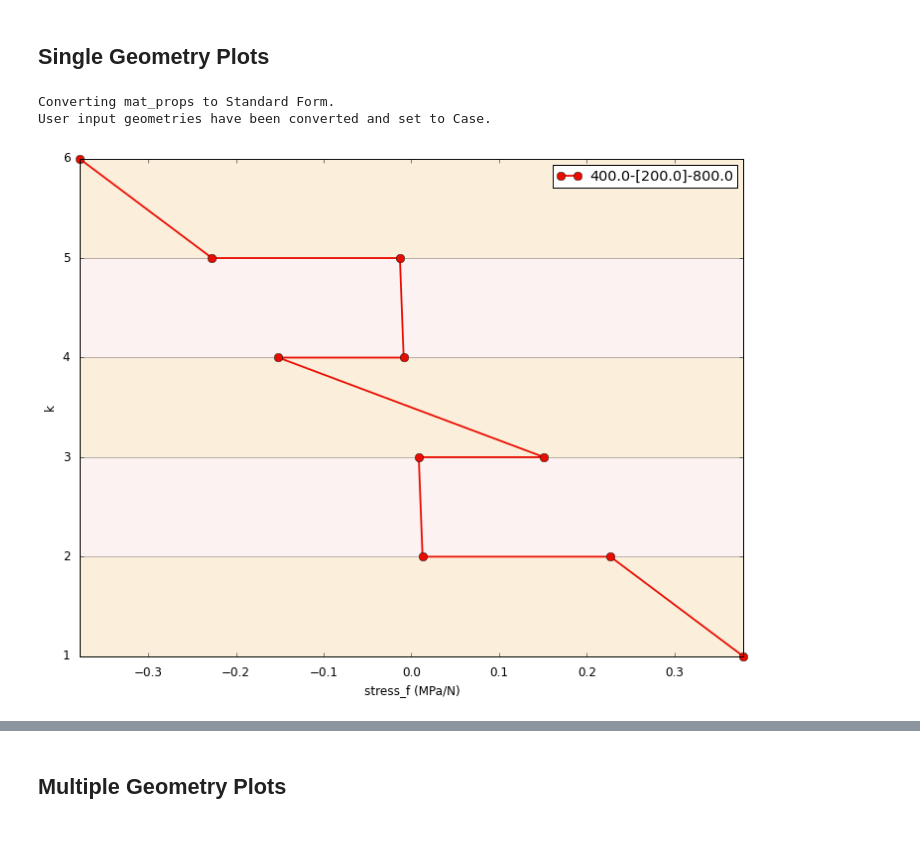
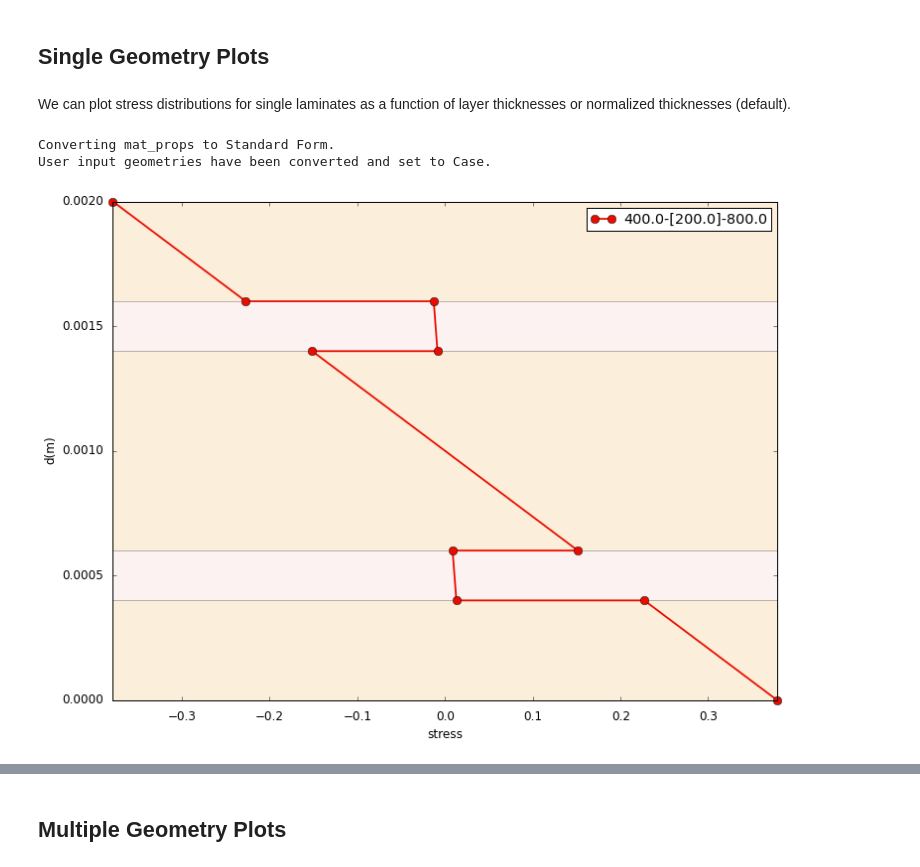
Before and after one commit to par2/lamana, a Jupyter notebook: docs/showcase.ipynb, the cells around one changed output, grey strips where cells are left out. Saved outputs shown, nothing was run; the diff lists cells and outputs as text; code cells hidden in the pictures; blank space fills up the shorter version.

```diff
--- a/docs/showcase.ipynb
+++ b/docs/showcase.ipynb
@@ -50,12 +50,14 @@ This file is forked from *Demo - Academic 0.1.3.ipynb*. All cells above this lev
 Here is a brief gallery of some stress distribution plots produced by LamAna.
 # %% [markdown]
 ## Single Geometry Plots
+# %% [markdown]
+We can plot stress distributions for single laminates as a function of layer thicknesses or normalized thicknesses (default).
 # %%
 case1 = la.distributions.Case(load_params, mat_props)      # instantiate a User Input Case Object through distributions
 case1.apply(single_geo)
-case1.plot()
+case1.plot(normalized=False)
 # %% [output]
 Converting mat_props to Standard Form.
 User input geometries have been converted and set to Case.
-[figure, old version]
+[figure, new version]
 # %%
```
Also changed, not shown: parts of 17 cells of this notebook, 3 other files.
